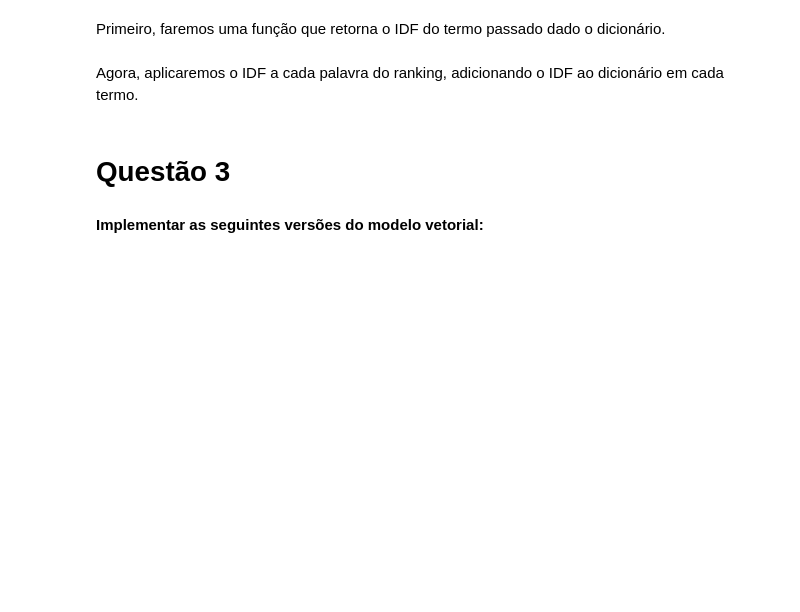
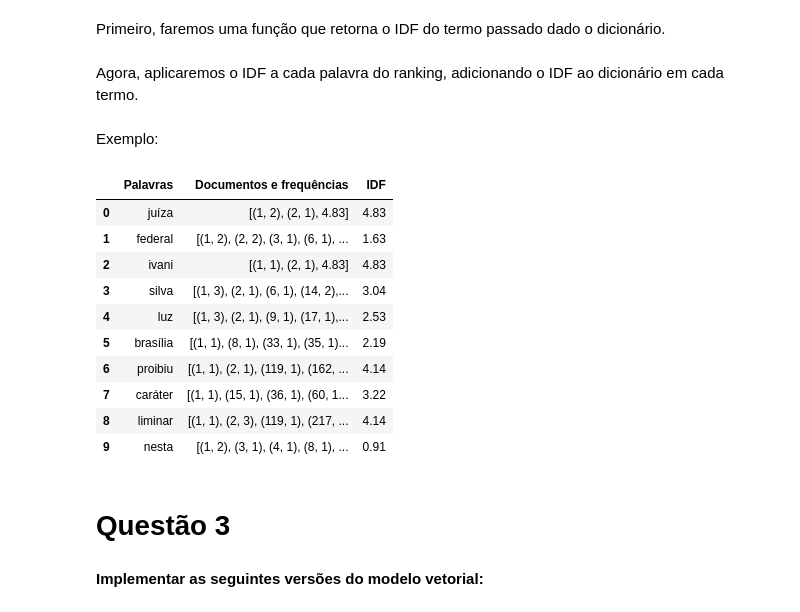
Before and after one commit to LDVictor/ri_lab_06, a Jupyter notebook: Lab_06_ri.ipynb, the cells around one changed output. Drawn from its saved outputs; the diff is of its cells as text; code cells hidden in the pictures; blank space fills up the shorter version.

```diff
--- a/Lab_06_ri.ipynb
+++ b/Lab_06_ri.ipynb
@@ -64,0 +57,6 @@ Agora, temos o índice com o novo conjunto de dados da questão.
+# %%
+tabela_indices = pd.DataFrame()
+tabela_indices['Palavras'] = indices.keys()
+tabela_indices['Documentos e frequências'] = indices.values()
+
+tabela_indices.head(10)
@@ -81,6 +91,24 @@ for palavra in indices:
   k = len(indices[palavra])
   idf = calculaIDF(m, k)
   indices[palavra].append(idf)
+# %% [markdown]
+Exemplo:
+# %%
+tabela_indices['IDF'] = [indice[-1] for indice in indices.values()]
+
+tabela_indices.head(10)
+# %% [output]
+|  | Palavras | Documentos e frequências | IDF |
+| 0 | juíza | [(1, 2), (2, 1), 4.83] | 4.83 |
+| 1 | federal | [(1, 2), (2, 2), (3, 1), (6, 1), ... | 1.63 |
+| 2 | ivani | [(1, 1), (2, 1), 4.83] | 4.83 |
+| 3 | silva | [(1, 3), (2, 1), (6, 1), (14, 2),... | 3.04 |
+| 4 | luz | [(1, 3), (2, 1), (9, 1), (17, 1),... | 2.53 |
+| 5 | brasília | [(1, 1), (8, 1), (33, 1), (35, 1)... | 2.19 |
+| 6 | proibiu | [(1, 1), (2, 1), (119, 1), (162, ... | 4.14 |
+| 7 | caráter | [(1, 1), (15, 1), (36, 1), (60, 1... | 3.22 |
+| 8 | liminar | [(1, 1), (2, 3), (119, 1), (217, ... | 4.14 |
+| 9 | nesta | [(1, 2), (3, 1), (4, 1), (8, 1), ... | 0.91 |
 # %% [markdown]
 # Questão 3
 # %% [markdown]
```
Also changed, not shown: parts of 30 cells of this notebook.
